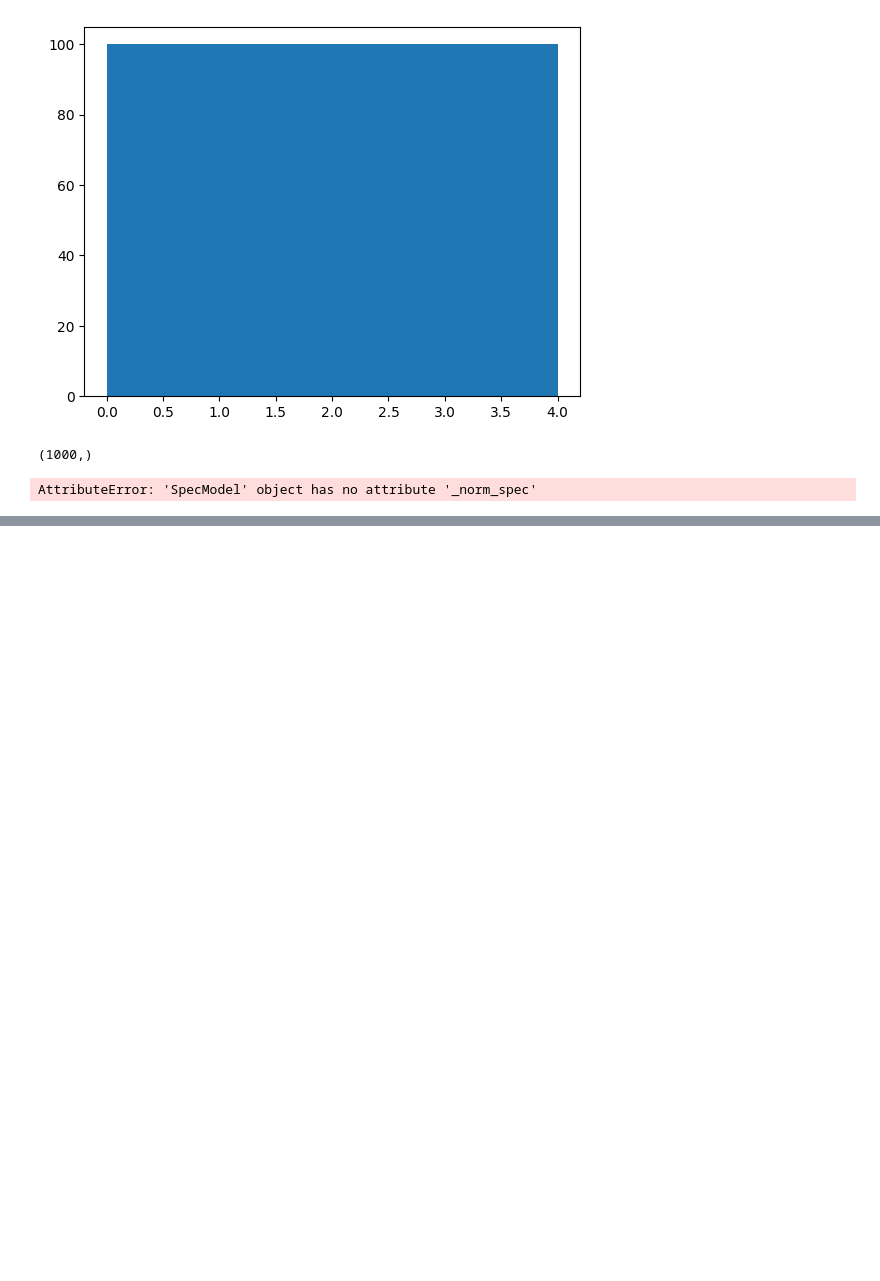
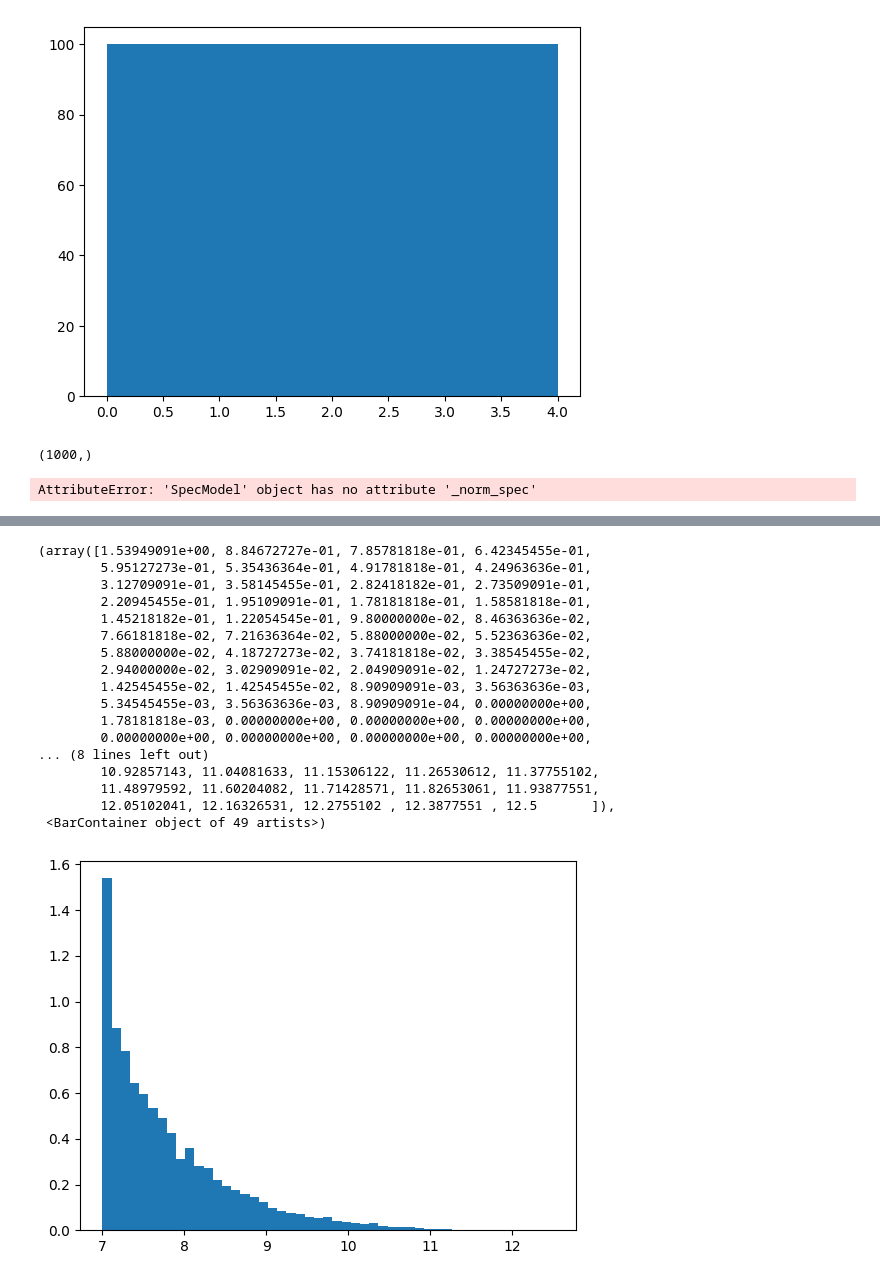
Before and after one commit to fpetri115/LBGoptimise, a Jupyter notebook: test_prospector.ipynb, the cells around one changed output, grey strips where cells are left out. Drawn from its saved outputs; the diff is of its cells as text; code cells hidden in the pictures; blank space fills up the shorter version.

```diff
--- a/test_prospector.ipynb
+++ b/test_prospector.ipynb
@@ -53,0 +97,22 @@ AttributeError: 'SpecModel' object has no attribute '_norm_spec'
+# %%
+mbins = np.logspace(7, 12.5, 50)
+plt.hist(samples[:, 1], density=True, bins=np.log10(mbins))
+# %% [output]
+(array([1.53949091e+00, 8.84672727e-01, 7.85781818e-01, 6.42345455e-01,
+        5.95127273e-01, 5.35436364e-01, 4.91781818e-01, 4.24963636e-01,
+        3.12709091e-01, 3.58145455e-01, 2.82418182e-01, 2.73509091e-01,
+        2.20945455e-01, 1.95109091e-01, 1.78181818e-01, 1.58581818e-01,
+        1.45218182e-01, 1.22054545e-01, 9.80000000e-02, 8.46363636e-02,
+        7.66181818e-02, 7.21636364e-02, 5.88000000e-02, 5.52363636e-02,
+        5.88000000e-02, 4.18727273e-02, 3.74181818e-02, 3.38545455e-02,
+        2.94000000e-02, 3.02909091e-02, 2.04909091e-02, 1.24727273e-02,
+        1.42545455e-02, 1.42545455e-02, 8.90909091e-03, 3.56363636e-03,
+        5.34545455e-03, 3.56363636e-03, 8.90909091e-04, 0.00000000e+00,
+        1.78181818e-03, 0.00000000e+00, 0.00000000e+00, 0.00000000e+00,
+        0.00000000e+00, 0.00000000e+00, 0.00000000e+00, 0.00000000e+00,
+... (8 lines left out)
+        10.92857143, 11.04081633, 11.15306122, 11.26530612, 11.37755102,
+        11.48979592, 11.60204082, 11.71428571, 11.82653061, 11.93877551,
+        12.05102041, 12.16326531, 12.2755102 , 12.3877551 , 12.5       ]),
+ <BarContainer object of 49 artists>)
+[figure, added]
```
Also changed, not shown: parts of 4 cells of this notebook.
